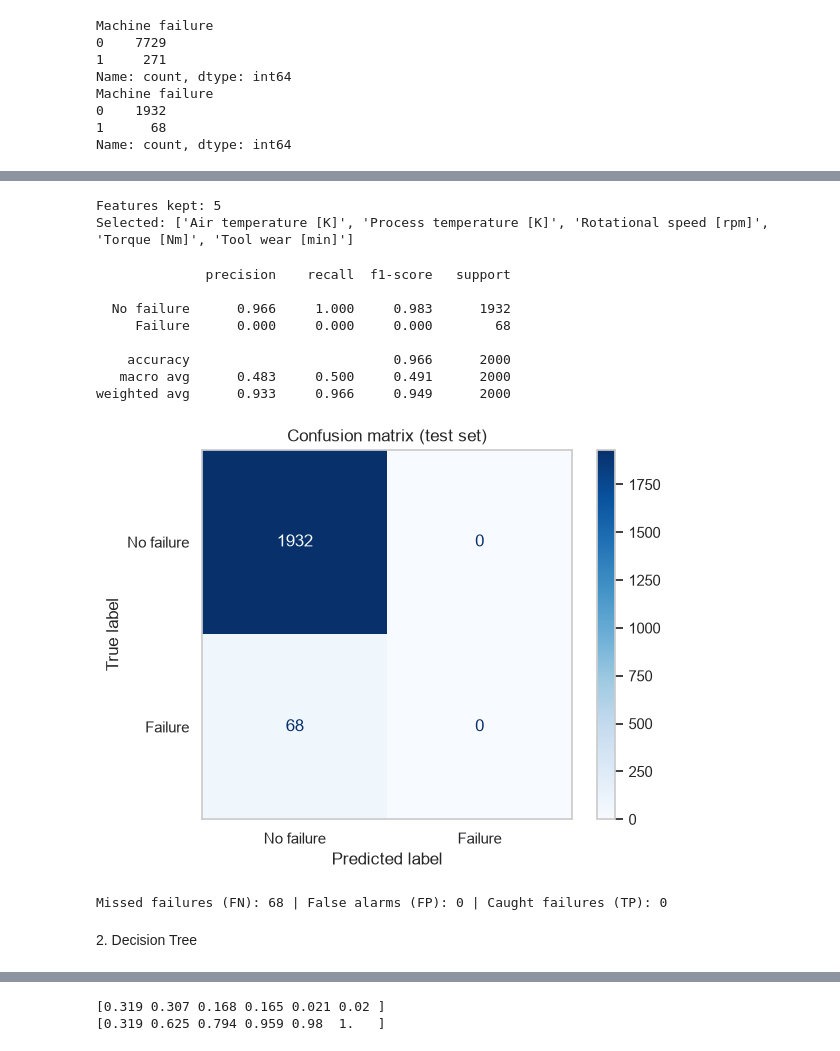
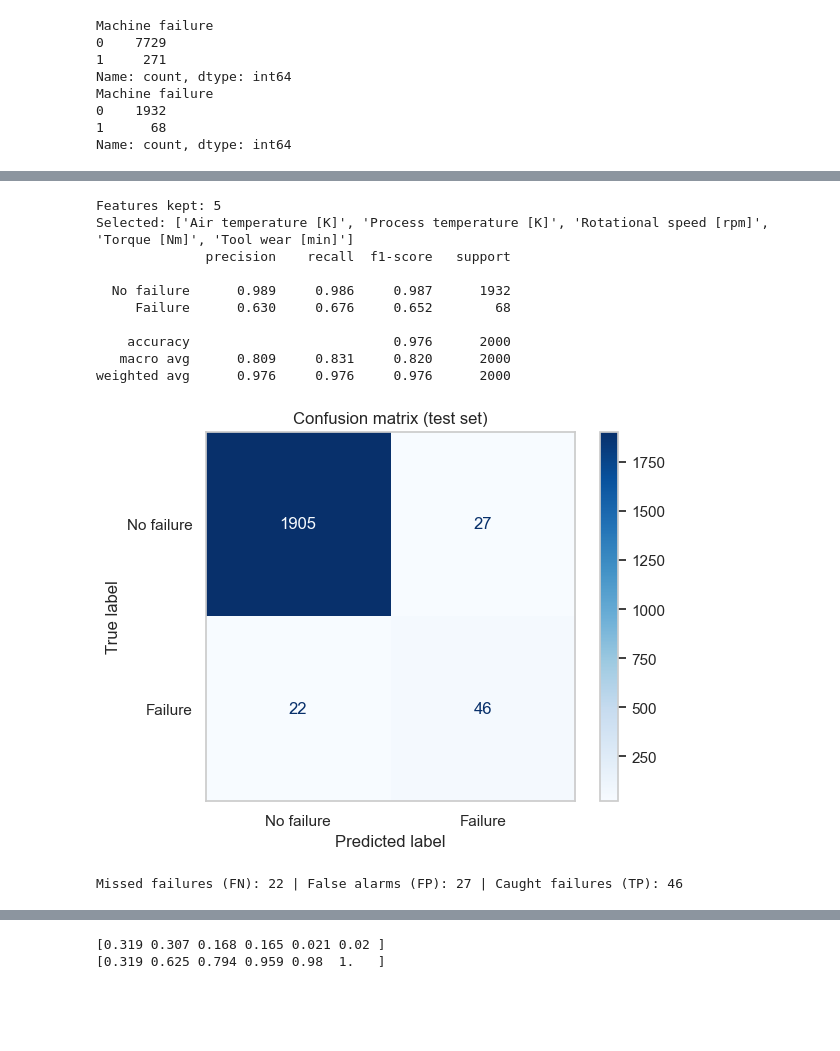
Before and after one commit to sotheasokea/ML_Term_Project, a Jupyter notebook: Predictive_Maintenance.ipynb, the cells around one changed output, grey strips where cells are left out. Saved outputs shown, nothing was run; the diff lists cells and outputs as text; code cells hidden in the pictures; blank space fills up the shorter version.

```diff
--- a/Predictive_Maintenance.ipynb
+++ b/Predictive_Maintenance.ipynb
@@ -262,11 +267,10 @@ Torque [Nm]                0
 Tool wear [min]            0
 dtype: int64
 # %%
-from sklearn.model_selection import train_test_split
-
-x_train, x_test, y_train, y_test = train_test_split(
-    x, y, test_size=0.20, random_state=55, stratify=y
+from sklearn.base import clone
+from sklearn.model_selection import (
+    train_test_split,
+    GridSearchCV,
+    RepeatedStratifiedKFold,
+    cross_validate,
 )
-
-print("Training data shape:", x_train.shape)
-print("Testing data shape:", x_test.shape)
@@ -313,33 +517,28 @@ def model_eval(y_predict, y_test):
 # %%
 anova_filter = SelectKBest(f_classif, k = 5)
 anova_svc = make_pipeline(StandardScaler(), anova_filter, SVC(kernel='linear'))
 anova_svc.fit(x_train, y_train)
 
 selector = anova_svc.named_steps["selectkbest"]     # or anova_svc[0]
 
 mask = selector.get_support()
 print("Features kept:", mask.sum())
 print("Selected:", x_train.columns[mask].tolist())
+y_predict = anova_dtc.predict(x_test)
+model_eval(y_predict, y_test)
 # %% [output]
 Features kept: 5
 Selected: ['Air temperature [K]', 'Process temperature [K]', 'Rotational speed [rpm]', 'Torque [Nm]', 'Tool wear [min]']
+              precision    recall  f1-score   support
+
+  No failure      0.989     0.986     0.987      1932
+     Failure      0.630     0.676     0.652        68
+
+    accuracy                          0.976      2000
+   macro avg      0.809     0.831     0.820      2000
+weighted avg      0.976     0.976     0.976      2000
+[figure, added]
+Missed failures (FN): 22 | False alarms (FP): 27 | Caught failures (TP): 46
-# %%
-y_predict = anova_svc.predict(x_test)
-model_eval(y_predict, y_test)
-# %% [output]
-              precision    recall  f1-score   support
-
-  No failure      0.966     1.000     0.983      1932
-     Failure      0.000     0.000     0.000        68
-
-    accuracy                          0.966      2000
-   macro avg      0.483     0.500     0.491      2000
-weighted avg      0.933     0.966     0.949      2000
-[figure, removed]
-Missed failures (FN): 68 | False alarms (FP): 0 | Caught failures (TP): 0
-# %% [markdown]
-<a id="third_model"></a>
-2. Decision Tree
 # %%
 anova_dtc = make_pipeline(StandardScaler(), anova_filter, DecisionTreeClassifier())
 anova_dtc.fit(x_train, y_train)
```
Also changed, not shown: parts of 86 cells of this notebook.
